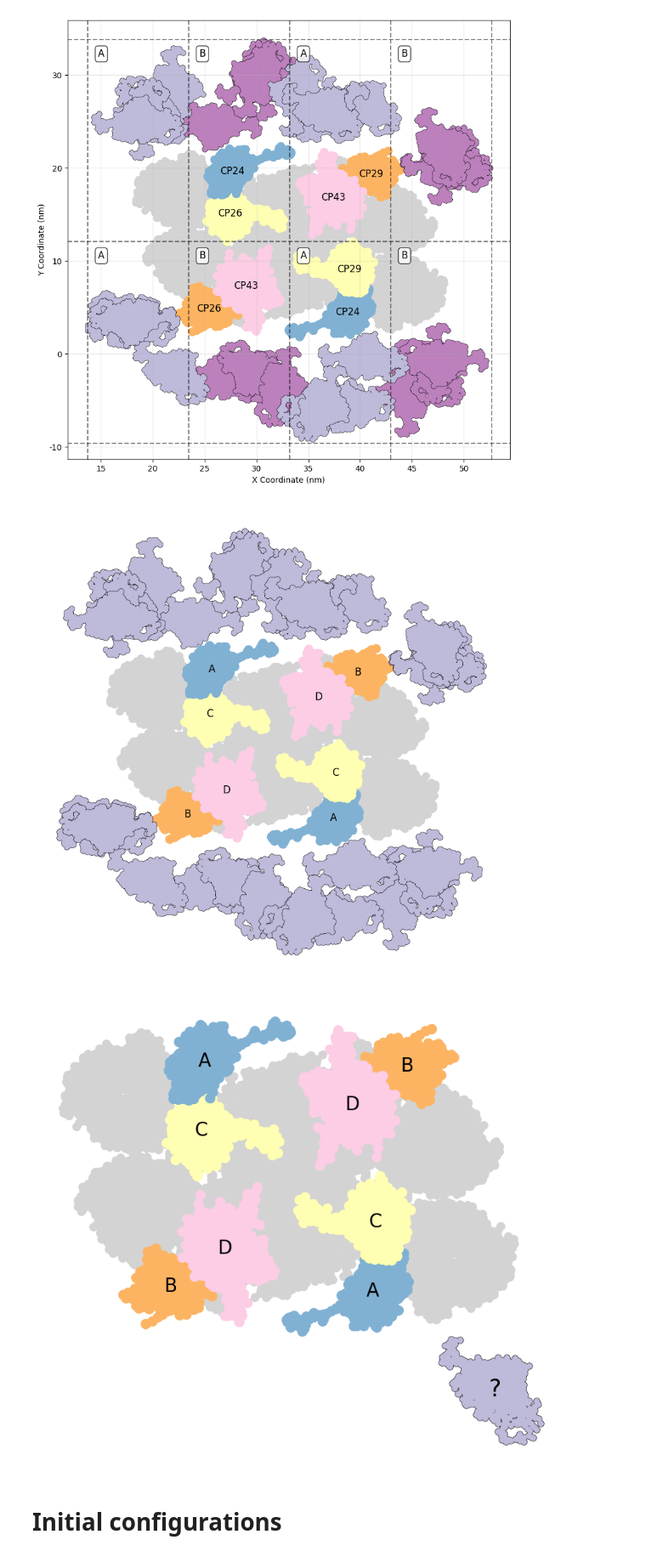
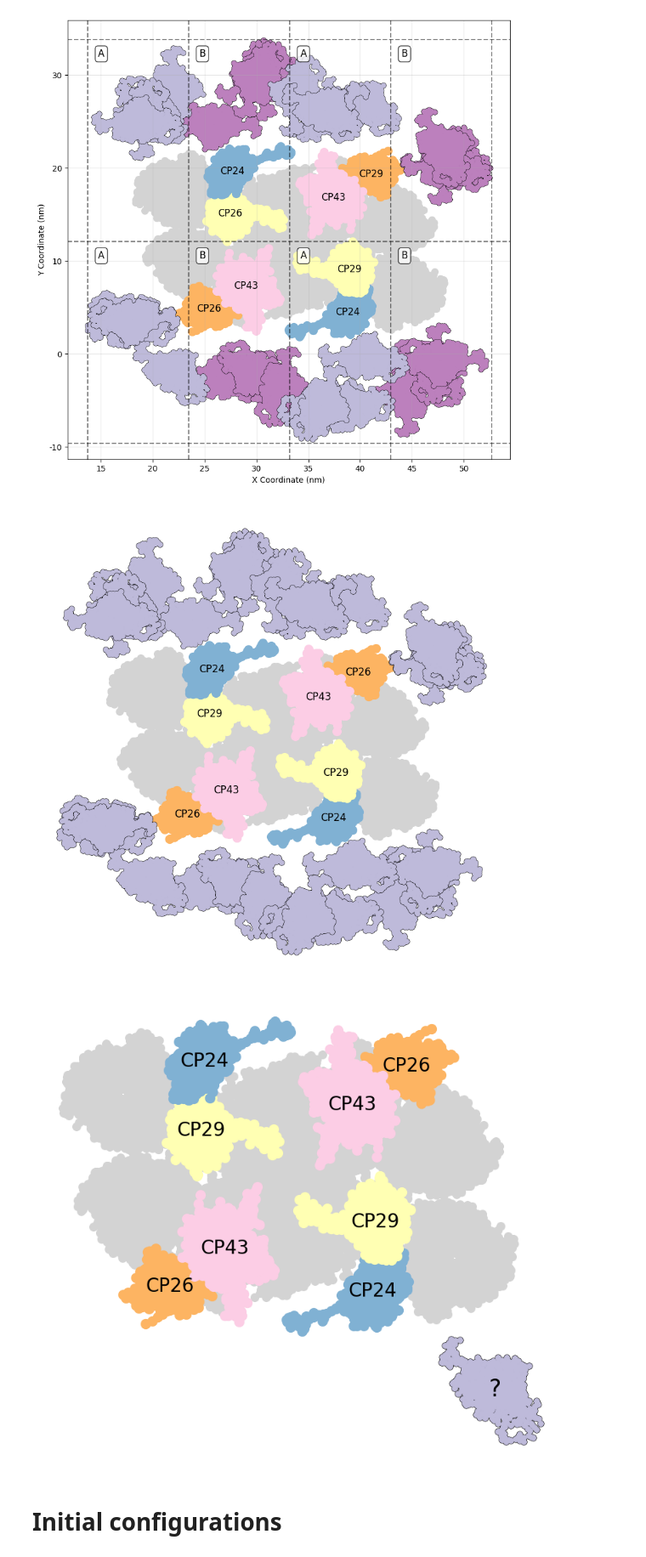
Before and after one commit to rubizarmiento/PsbS_Binding_Site, a Jupyter notebook: 5_psii/generate_inital_configurations.ipynb, the cells around one changed output. Shown at 85% size. Drawn from its saved outputs; the diff is of its cells as text; code cells hidden in the pictures.

```diff
--- a/5_psii/generate_inital_configurations.ipynb
+++ b/5_psii/generate_inital_configurations.ipynb
@@ -536,7 +536,7 @@ cmap= plt.get_cmap("Set3")
 
 colors = [cmap(0), cmap(1), cmap(2), cmap(3), cmap(4), cmap(5), cmap(6), cmap(7)]
 colors_plot = [cmap(4), colors[5], colors[1], colors[7],cmap(4), colors[5], colors[1], colors[7]]
-labels_plot = ["A", "B", "C", "D", "A", "B", "C", "D"]
+labels_plot = ["CP24", "CP26", "CP29", "CP43", "CP24", "CP26", "CP29", "CP43"]
 for i in range(len(chains)):
     chain = chains[i]
     color = colors_plot[i]
@@ -620,7 +620,7 @@ ax.grid(True, alpha=0.3)
 plt.savefig('/martini/rubiz/Github/PsbS_Binding_Site/4_pairs/analysis/figures/simplified/psii_and_binding.png', transparent=True, bbox_inches='tight', dpi=600)
 plt.show()
 # %% [output]
-[figure, old version]
+[figure, new version]
 # %%
 # Create new figure for plotting
 fig, ax = plt.subplots(figsize=(10, 10))
@@ -632,7 +632,7 @@ cmap= plt.get_cmap("Set3")
 
 colors = [cmap(0), cmap(1), cmap(2), cmap(3), cmap(4), cmap(5), cmap(6), cmap(7)]
 colors_plot = [cmap(4), colors[5], colors[1], colors[7],cmap(4), colors[5], colors[1], colors[7]]
-labels_plot = ["A", "B", "C", "D", "A", "B", "C", "D"]
+labels_plot = ["CP24", "CP26", "CP29", "CP43", "CP24", "CP26", "CP29", "CP43"]
 for i in range(len(chains)):
     chain = chains[i]
     color = colors_plot[i]
@@ -697,34 +697,34 @@ if even_regions_dict:
 #
 #    ax.text(x_left + 10, y_top - 10, label, color='black', fontsize=12,
 #            ha='left', va='top', bbox=dict(boxstyle="round,pad=0.3", facecolor="white", alpha=0.8))
 x_ticks = ax.get_xticks()
 x_ticks_nm = [f"{x_tick / 10:.0f}" for x_tick in x_ticks]
 ax.set_xticklabels(x_ticks_nm)
 y_ticks = ax.get_yticks()
 y_ticks_nm = [f"{y_tick / 10:.0f}" for y_tick in y_ticks]
 ax.set_yticklabels(y_ticks_nm)
 
 # Show the plot
 #ax.set_xlabel('X Coordinate (nm)')
 #ax.set_ylabel('Y Coordinate (nm)')
 ax.set_aspect('equal')
 
 # Hide axes ticks
 ax.set_xticks([])
 ax.set_yticks([])
 
 # Hide borders
 for spine in ax.spines.values():
     spine.set_visible(False)
 
 #ax.set_title('Non-intersecting Configurations by Region (6 regions)')
 ax.grid(True, alpha=0.3)
 
 plt.savefig('/martini/rubiz/Github/PsbS_Binding_Site/4_pairs/analysis/figures/simplified/psii_letters.png', transparent=True, bbox_inches='tight', dpi=600)
 
 plt.show()
 # %% [output]
-[figure, old version]
+[figure, new version]
 # %% [markdown]
 # Initial configurations
 # %%
```
Also changed, not shown: parts of 6 cells of this notebook, 16 other files.
